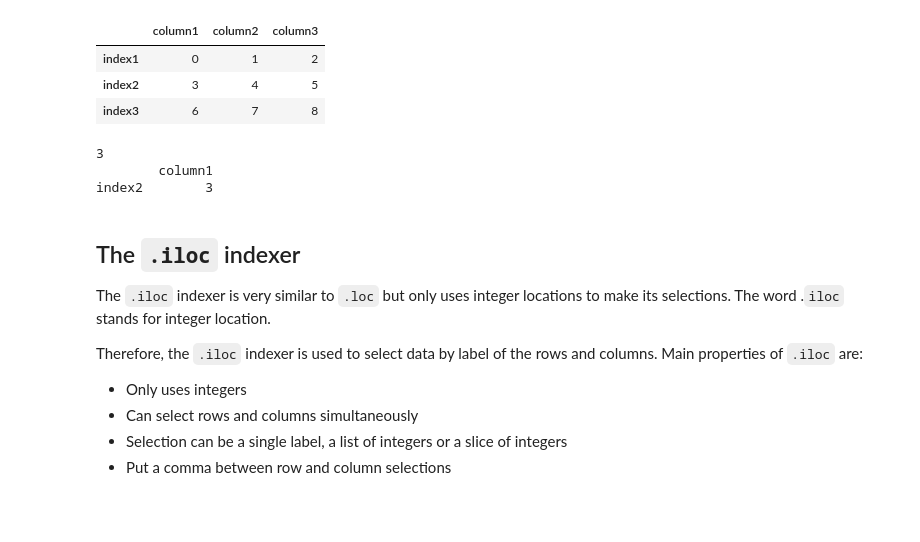
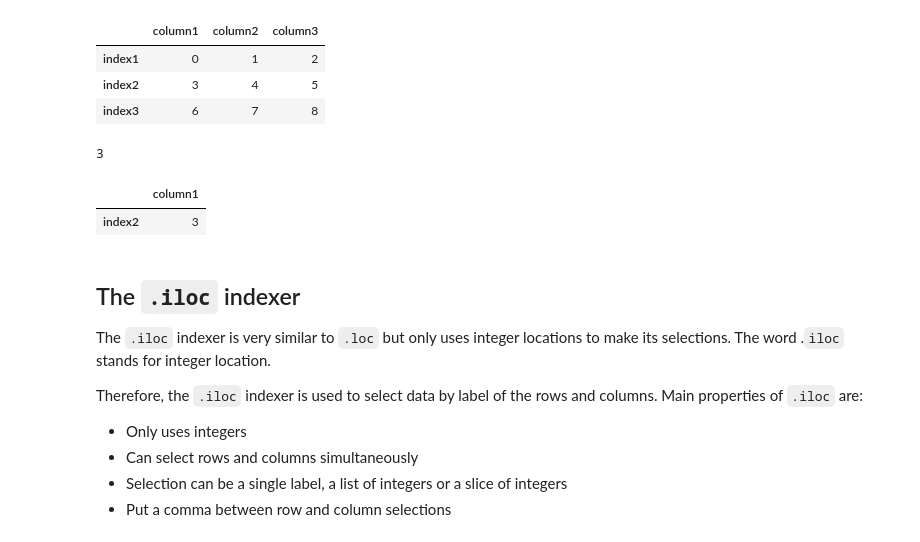
Before and after one commit to albertofernandezvillan/computer-vision-and-deep-learning-course, a Jupyter notebook: pandas_introduction.ipynb, the cells around one changed output. Cells and saved outputs as stored; diff of their text form; code cells hidden in the pictures; blank space fills up the shorter version.

```diff
--- a/pandas_introduction.ipynb
+++ b/pandas_introduction.ipynb
@@ -965,13 +978,13 @@ df.loc["index1":"index3", :]
 # %%
 # Selecting a single element:
 # This returns a scalar value:
 print(df.loc["index2", "column1"])
 # This returns a DataFrame:
-print(df.loc[["index2"], ["column1"]])
+df.loc[["index2"], ["column1"]]
 # %% [output]
 3
-        column1
-index2        3
+|  | column1 |
+| index2 | 3 |
 # %% [markdown]
 ## The `.iloc` indexer
 The `.iloc` indexer is very similar to `.loc` but only uses integer locations to make its selections. The word .`iloc` stands for integer location.
```
Also changed, not shown: parts of 7 cells of this notebook.
